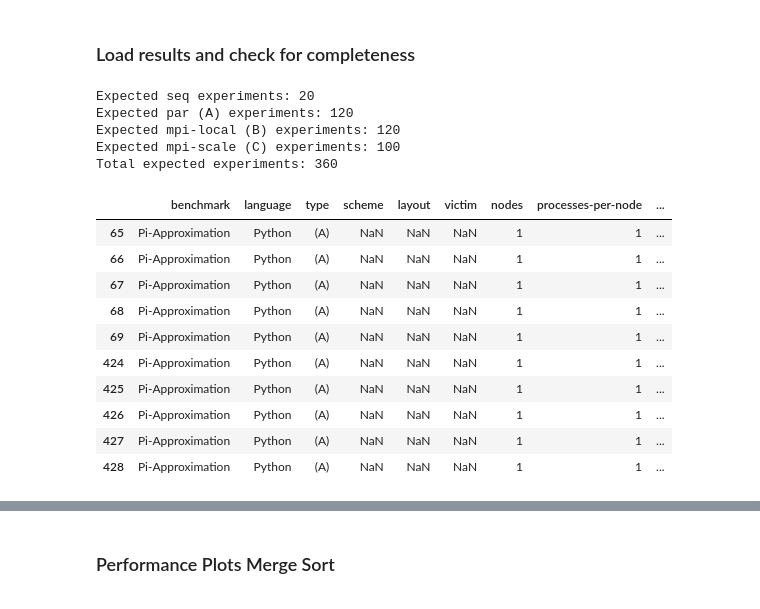
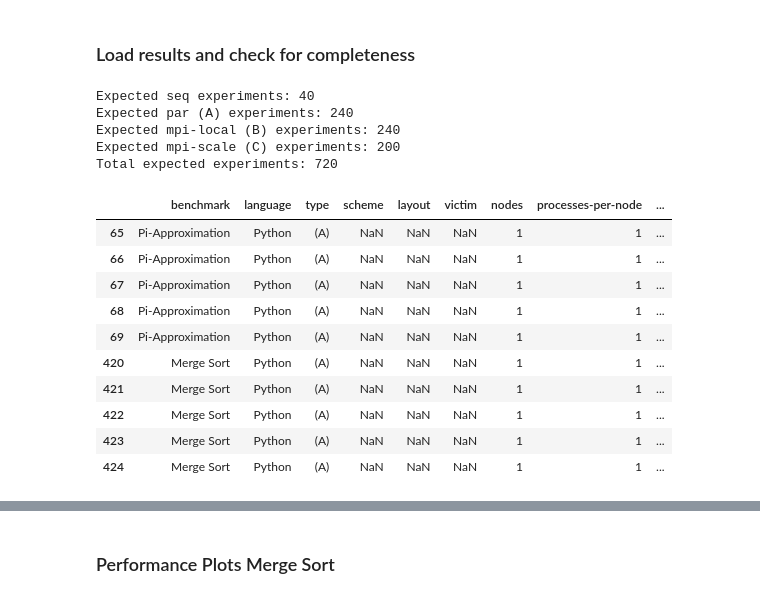
Before and after one commit to unibas-dmi-hpc/daphnescale, a Jupyter notebook: plots/plots.ipynb, the cells around one changed output, grey strips where cells are left out. Saved outputs shown, nothing was run; the diff lists cells and outputs as text; code cells hidden in the pictures.

```diff
--- a/plots/plots.ipynb
+++ b/plots/plots.ipynb
@@ -971,7 +971,7 @@ Used to create the plots of performance experiments:
 import itertools
 
 typ = ['Seq']
-benchmarks = ['pi']
+benchmarks = ['pi','ms']
 lang = ['cpp', 'py', 'jl', 'daph']
 nodes = [1]
 processes = [1]
@@ -1019,21 +1019,21 @@ print(f"Expected mpi-scale (C) experiments: {len(expected_mpi_scale)}")
 expected_res = expected_res | expected_mpi_scale
 print(f"Total expected experiments: {len(expected_res)}")
 # %% [output]
-Expected seq experiments: 20
-Expected par (A) experiments: 120
-Expected mpi-local (B) experiments: 120
-Expected mpi-scale (C) experiments: 100
-Total expected experiments: 360
+Expected seq experiments: 40
+Expected par (A) experiments: 240
+Expected mpi-local (B) experiments: 240
+Expected mpi-scale (C) experiments: 200
+Total expected experiments: 720
 # %%
-algos='pi_approx'
+algos=['pi_approx', 'mergesort']
 
 # load and read data
-paths_results = [
-    f'../results/{algos}/seq/',
-    f'../results/{algos}/par/',
-    f'../results/{algos}/mpi_local/',
-    f'../results/{algos}/mpi_scale_nodes/',
-]
+paths_results = []
+for algo in algos:
+    paths_results.append(f'../results/{algo}/seq/')
+    paths_results.append(f'../results/{algo}/par/')
+    paths_results.append(f'../results/{algo}/mpi_local/')
+    paths_results.append(f'../results/{algo}/mpi_scale_nodes/')
 
 # set to keep track of results
 is_res = set()
@@ -1042,6 +1042,8 @@ is_res = set()
 mapper = {
     'pi_approx': 'Pi-Approximation',
     'Pi-Approximation': 'pi',
+    'mergesort': 'Merge Sort',
+    'Merge Sort': 'ms',
     'cpp': 'C++',
     'jl': 'Julia',
     'py': 'Python',
@@ -1143,7 +1145,7 @@ for filepath in all_files:
 
     # determine the type of the experiment and add it to the check set if desired and add it to df
     yes=False
-    if algo_short == mapper.get(mapper.get(algos)):
+    if algo_short == mapper.get(algo):
         if processes <= 32:
             if nodes <= 16:
                 yes = True
@@ -1171,38 +1173,38 @@ for filepath in all_files:
             float(result)
         ]
 
         df_list.append(df)
 
 df_wide = pd.concat(df_list, axis=0, ignore_index=True)
 
 # make it a tidy DataFrame
 df_long = pd.melt(
     df_wide,
     id_vars=['benchmark', 'language', 'type', 'scheme', 'layout', 'victim', 'nodes', 'processes-per-node', 'threads-per-process','rep'],  # keep these as identifiers
     value_vars=['t-reading','t-computation','t-end-to-end','result'],  # metrics to melt
     var_name='metric',
     value_name='value'
 )
 
 # show
 df_long[(df_long['type'] == '(A)')
         & (df_long['language'] == 'Python')
         & (df_long['nodes'] == 1)
         & (df_long['processes-per-node'] == 1)
         & (df_long['threads-per-process'] == 1)
 ].head(10)
 # %% [output]
 |  | benchmark | language | type | scheme | layout | victim | nodes | processes-per-node | ... |
 | 65 | Pi-Approximation | Python | (A) | NaN | NaN | NaN | 1 | 1 | ... |
 | 66 | Pi-Approximation | Python | (A) | NaN | NaN | NaN | 1 | 1 | ... |
 | 67 | Pi-Approximation | Python | (A) | NaN | NaN | NaN | 1 | 1 | ... |
 | 68 | Pi-Approximation | Python | (A) | NaN | NaN | NaN | 1 | 1 | ... |
 | 69 | Pi-Approximation | Python | (A) | NaN | NaN | NaN | 1 | 1 | ... |
-| 424 | Pi-Approximation | Python | (A) | NaN | NaN | NaN | 1 | 1 | ... |
-| 425 | Pi-Approximation | Python | (A) | NaN | NaN | NaN | 1 | 1 | ... |
-| 426 | Pi-Approximation | Python | (A) | NaN | NaN | NaN | 1 | 1 | ... |
-| 427 | Pi-Approximation | Python | (A) | NaN | NaN | NaN | 1 | 1 | ... |
-| 428 | Pi-Approximation | Python | (A) | NaN | NaN | NaN | 1 | 1 | ... |
+| 420 | Merge Sort | Python | (A) | NaN | NaN | NaN | 1 | 1 | ... |
+| 421 | Merge Sort | Python | (A) | NaN | NaN | NaN | 1 | 1 | ... |
+| 422 | Merge Sort | Python | (A) | NaN | NaN | NaN | 1 | 1 | ... |
+| 423 | Merge Sort | Python | (A) | NaN | NaN | NaN | 1 | 1 | ... |
+| 424 | Merge Sort | Python | (A) | NaN | NaN | NaN | 1 | 1 | ... |
 # %%
 # check for missing
 print(f"Expected experiments: {len(expected_res)}")
```
Also changed, not shown: parts of 5 cells of this notebook, 6 other files.
